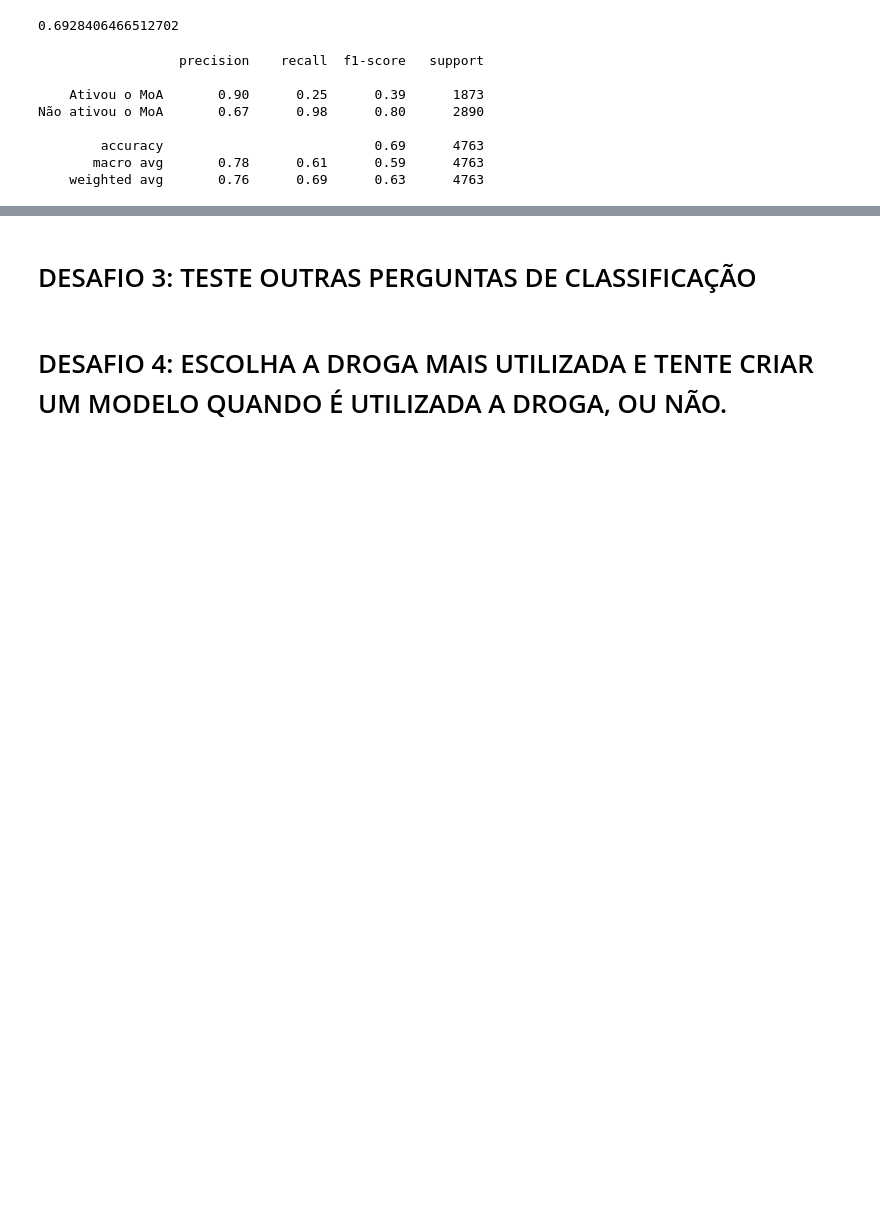
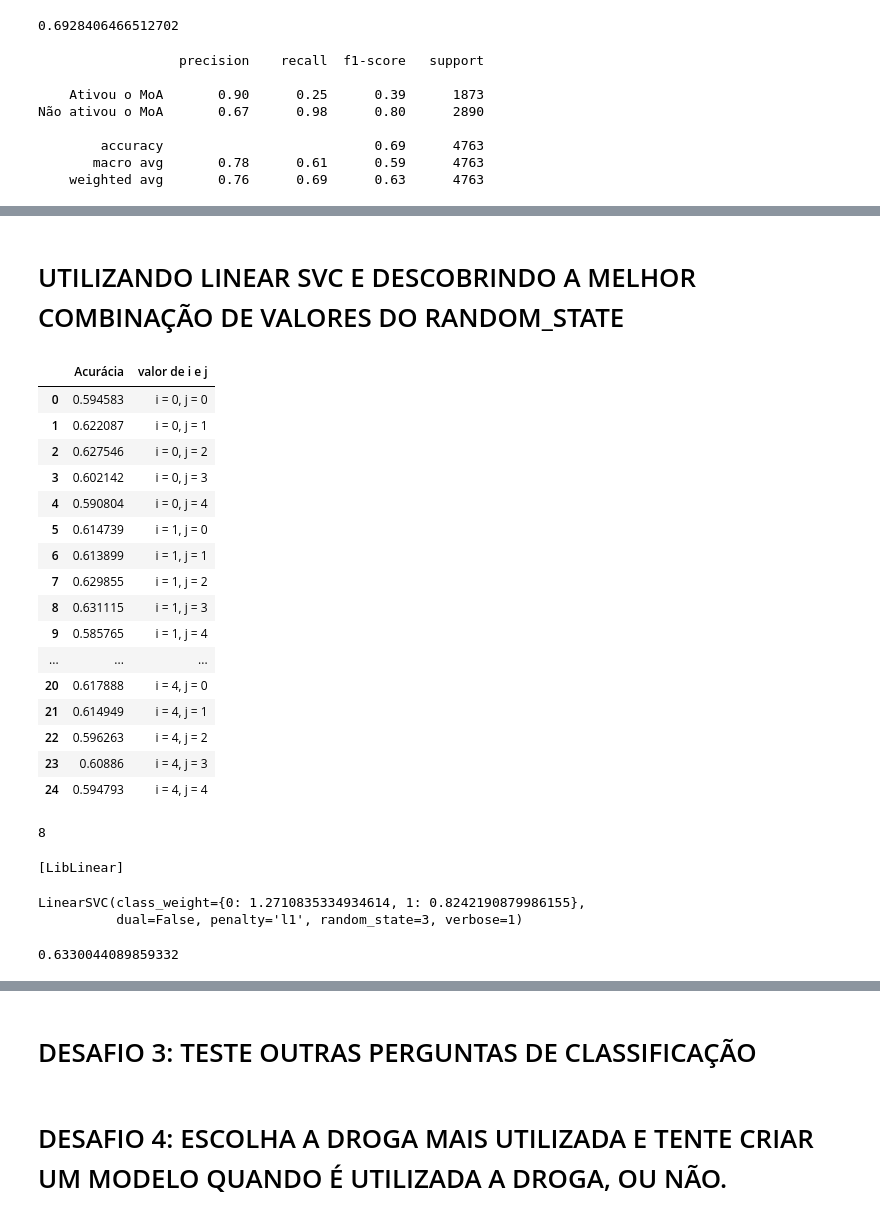
Before and after one commit to bernardocecchetto/Imersao_dados-Alura, a Jupyter notebook: Machine Learning, Sci-kit Learning e desafios envolvidos.ipynb, the cells around one changed output, grey strips where cells are left out. Drawn from its saved outputs; the diff is of its cells as text; code cells hidden in the pictures; blank space fills up the shorter version.

```diff
--- a/Machine Learning, Sci-kit Learning e desafios envolvidos.ipynb
+++ b/Machine Learning, Sci-kit Learning e desafios envolvidos.ipynb
@@ -453,0 +443,2 @@ Não ativou o MoA       0.67      0.98      0.80      2890
+# %% [markdown]
+# UTILIZANDO LINEAR SVC E DESCOBRINDO A MELHOR COMBINAÇÃO DE VALORES DO RANDOM_STATE
@@ -453,0 +447,77 @@ Não ativou o MoA       0.67      0.98      0.80      2890
+# %%
+x = dados_combinados.drop([ 'composto','id', 'n_moa', 'ativo_moa'], axis=1) #tirando as colunas de strings e que podem dar uma "ajuda" para o nosso classificador
+x=pd.get_dummies(x, columns = ['tratamento', 'dose', 'tempo']) #binarizando essas colunas
+y = dados_combinados['ativo_moa']
+
+from sklearn.utils import class_weight
+
+
+
+
+teste=[]
+indices=[]
+for i in range (5):
+    for j in range(5):
+        x_treino, x_teste, y_treino, y_teste = train_test_split(x,y, test_size = 0.2, random_state = i, stratify = y)
+
+        weights=class_weight.compute_class_weight('balanced', np.unique(y_treino), y_treino)
+
+
+        modelo_svm = svm.LinearSVC(random_state = j, class_weight = {0: weights[0], 1:weights[1]})
+
+        modelo_svm.fit(x_treino, y_treino)
+
+        teste.append(modelo_svm.score(x_teste, y_teste))
+
+        indices.append('i = ' + str(i) + ', ' + 'j = ' + str(j))
+# %%
+df = pd.DataFrame([ teste,indices]).T
+# %%
+df=df.set_axis(['Acurácia','valor de i e j'], axis=1)
+# %%
+df
+# %% [output]
+|  | Acurácia | valor de i e j |
+| 0 | 0.594583 | i = 0, j = 0 |
+| 1 | 0.622087 | i = 0, j = 1 |
+| 2 | 0.627546 | i = 0, j = 2 |
+| 3 | 0.602142 | i = 0, j = 3 |
+| 4 | 0.590804 | i = 0, j = 4 |
+| 5 | 0.614739 | i = 1, j = 0 |
+| 6 | 0.613899 | i = 1, j = 1 |
+| 7 | 0.629855 | i = 1, j = 2 |
+| 8 | 0.631115 | i = 1, j = 3 |
+| 9 | 0.585765 | i = 1, j = 4 |
+| ... | ... | ... |
+| 20 | 0.617888 | i = 4, j = 0 |
+| 21 | 0.614949 | i = 4, j = 1 |
+| 22 | 0.596263 | i = 4, j = 2 |
+| 23 | 0.60886 | i = 4, j = 3 |
+| 24 | 0.594793 | i = 4, j = 4 |
+# %%
+np.argmax(df['Acurácia'])
+# %% [output]
+8
+# %%
+x = dados_combinados.drop([ 'composto','id', 'n_moa', 'ativo_moa'], axis=1) #tirando as colunas de strings e que podem dar uma "ajuda" para o nosso classificador
+x=pd.get_dummies(x, columns = ['tratamento', 'dose', 'tempo']) #binarizando essas colunas
+y = dados_combinados['ativo_moa']
+
+
+
+x_treino, x_teste, y_treino, y_teste = train_test_split(x,y, test_size = 0.2, random_state = 1, stratify = y)
+
+weights=class_weight.compute_class_weight('balanced', np.unique(y_treino), y_treino)
+
+
+modelo_svm = svm.LinearSVC(penalty='l1', dual= False, loss='squared_hinge',random_state = 3, class_weight = {0: weights[0], 1:weights[1]}, verbose=1)
+
+modelo_svm.fit(x_treino, y_treino)
+# %% [output]
+[LibLinear]
+LinearSVC(class_weight={0: 1.2710835334934614, 1: 0.8242190879986155},
+          dual=False, penalty='l1', random_state=3, verbose=1)
+# %%
+modelo_svm.score(x_teste, y_teste)
+# %% [output]
+0.6330044089859332
```
Also changed, not shown: parts of 17 cells of this notebook.
